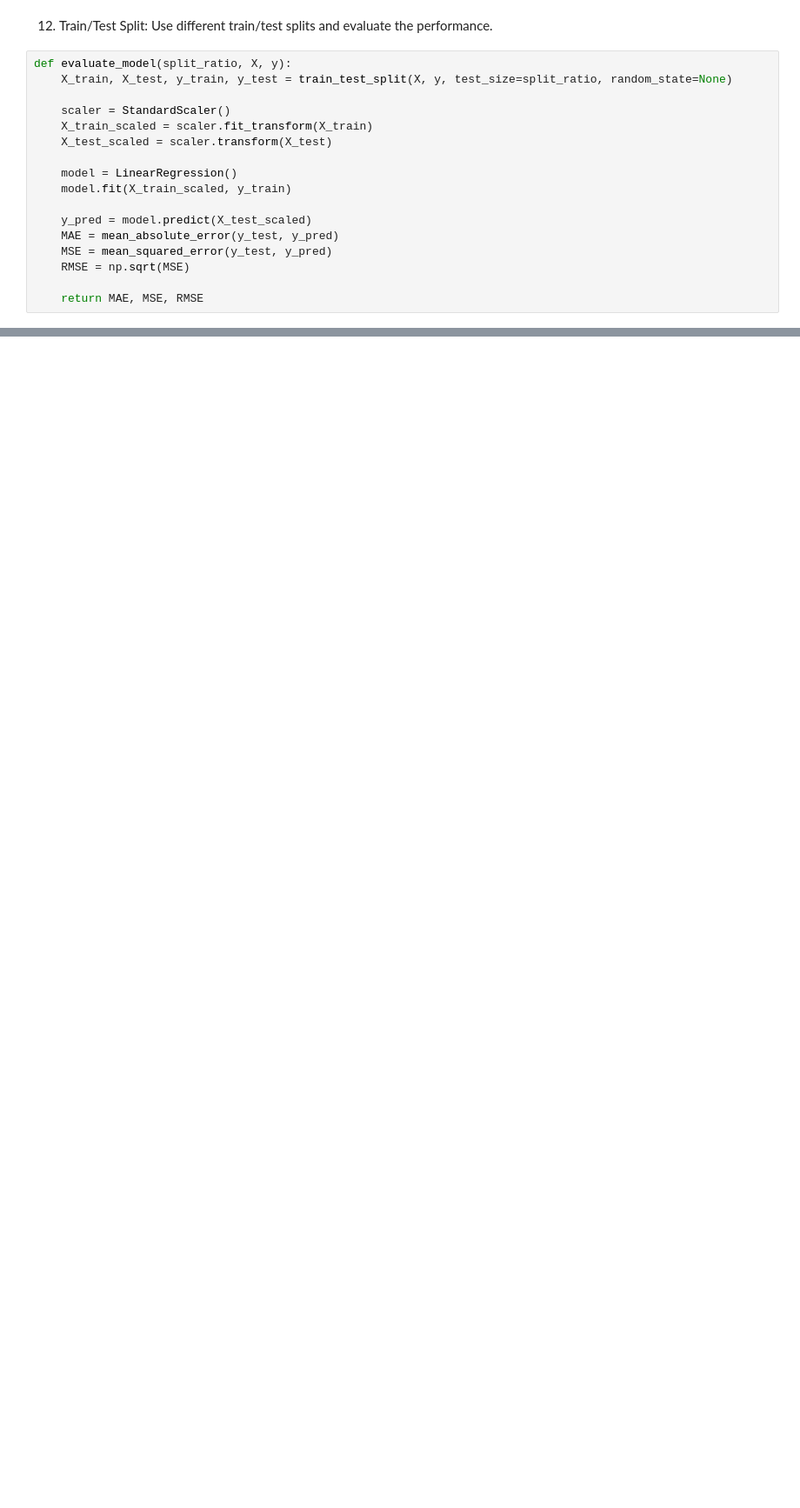
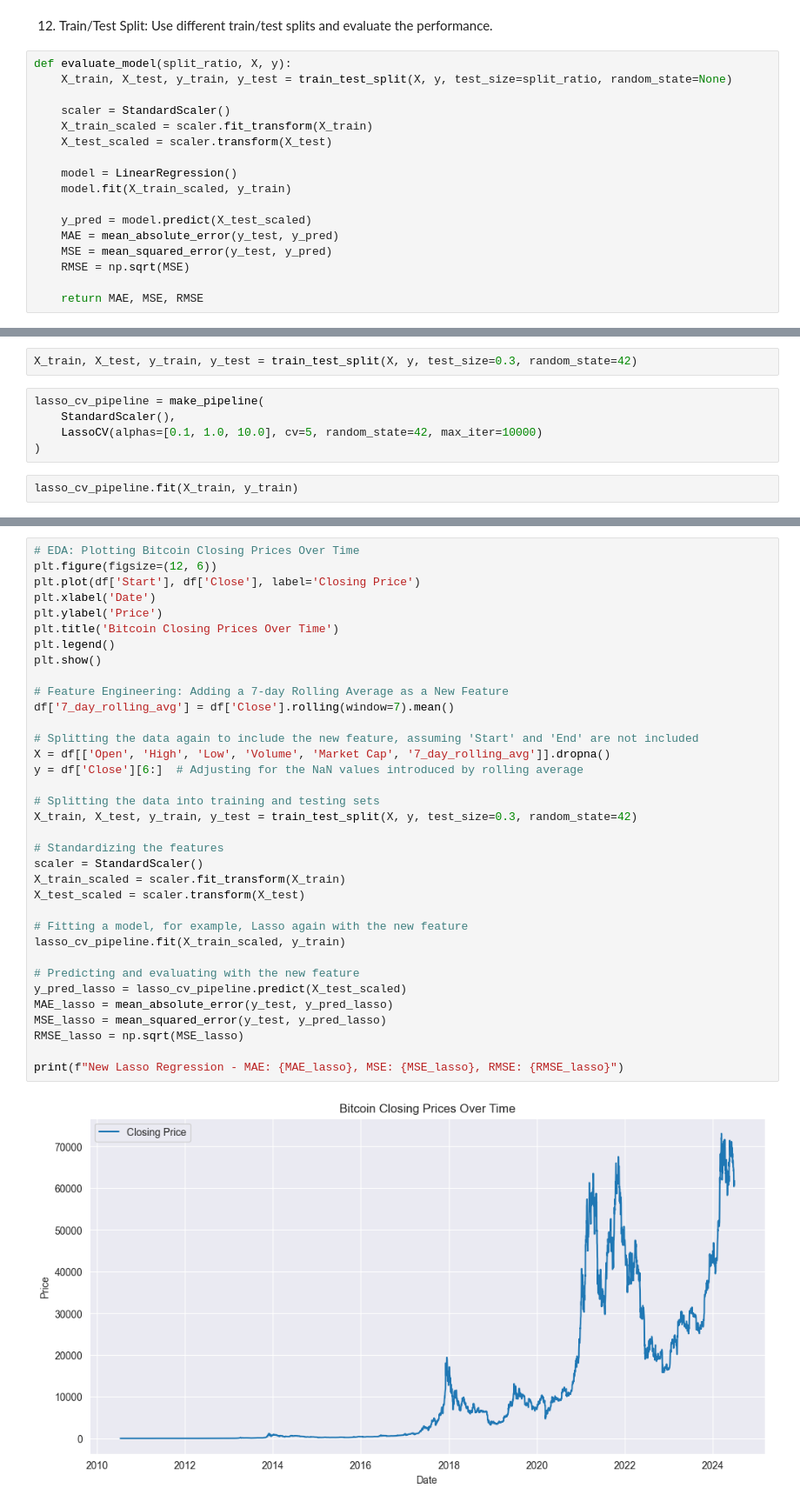
Before and after one commit to ZygimantasB/LLM-practice, a Jupyter notebook: LM practice/kagle/crypto.ipynb, the cells around one changed output, grey strips where cells are left out. Shown: that part at 87% size. Saved outputs shown, nothing was run; the diff lists cells and outputs as text; blank space fills up the shorter version.

```diff
--- a/LM practice/kagle/crypto.ipynb
+++ b/LM practice/kagle/crypto.ipynb
@@ -145,0 +255,9 @@ Split 0.9:0.1 - MAE: 120.22810603566585, MSE: 89123.98128549442, RMSE: 298.53639
+# %%
+X_train, X_test, y_train, y_test = train_test_split(X, y, test_size=0.3, random_state=42)
+# %%
+lasso_cv_pipeline = make_pipeline(
+    StandardScaler(),
+    LassoCV(alphas=[0.1, 1.0, 10.0], cv=5, random_state=42, max_iter=10000)
+)
+# %%
+lasso_cv_pipeline.fit(X_train, y_train)
@@ -145,0 +291,37 @@ Split 0.9:0.1 - MAE: 120.22810603566585, MSE: 89123.98128549442, RMSE: 298.53639
+# %%
+# EDA: Plotting Bitcoin Closing Prices Over Time
+plt.figure(figsize=(12, 6))
+plt.plot(df['Start'], df['Close'], label='Closing Price')
+plt.xlabel('Date')
+plt.ylabel('Price')
+plt.title('Bitcoin Closing Prices Over Time')
+plt.legend()
+plt.show()
+
+# Feature Engineering: Adding a 7-day Rolling Average as a New Feature
+df['7_day_rolling_avg'] = df['Close'].rolling(window=7).mean()
+
+# Splitting the data again to include the new feature, assuming 'Start' and 'End' are not included
+X = df[['Open', 'High', 'Low', 'Volume', 'Market Cap', '7_day_rolling_avg']].dropna()
+y = df['Close'][6:]  # Adjusting for the NaN values introduced by rolling average
+
+# Splitting the data into training and testing sets
+X_train, X_test, y_train, y_test = train_test_split(X, y, test_size=0.3, random_state=42)
+
+# Standardizing the features
+scaler = StandardScaler()
+X_train_scaled = scaler.fit_transform(X_train)
+X_test_scaled = scaler.transform(X_test)
+
+# Fitting a model, for example, Lasso again with the new feature
+lasso_cv_pipeline.fit(X_train_scaled, y_train)
+
+# Predicting and evaluating with the new feature
+y_pred_lasso = lasso_cv_pipeline.predict(X_test_scaled)
+MAE_lasso = mean_absolute_error(y_test, y_pred_lasso)
+MSE_lasso = mean_squared_error(y_test, y_pred_lasso)
+RMSE_lasso = np.sqrt(MSE_lasso)
+
+print(f"New Lasso Regression - MAE: {MAE_lasso}, MSE: {MSE_lasso}, RMSE: {RMSE_lasso}")
+# %% [output]
+[figure, added]
```
Also changed, not shown: parts of 51 cells of this notebook, 1 other file.
